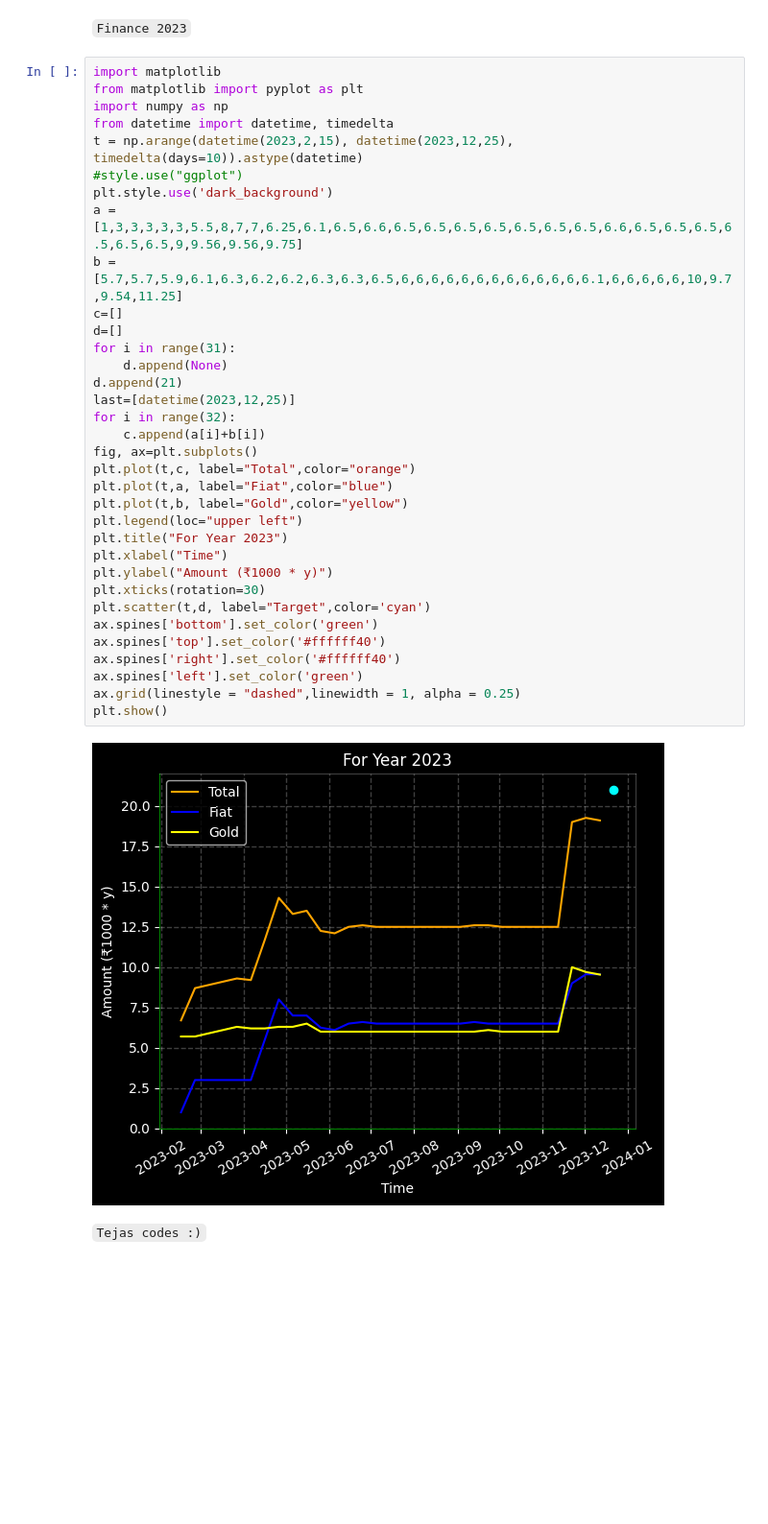
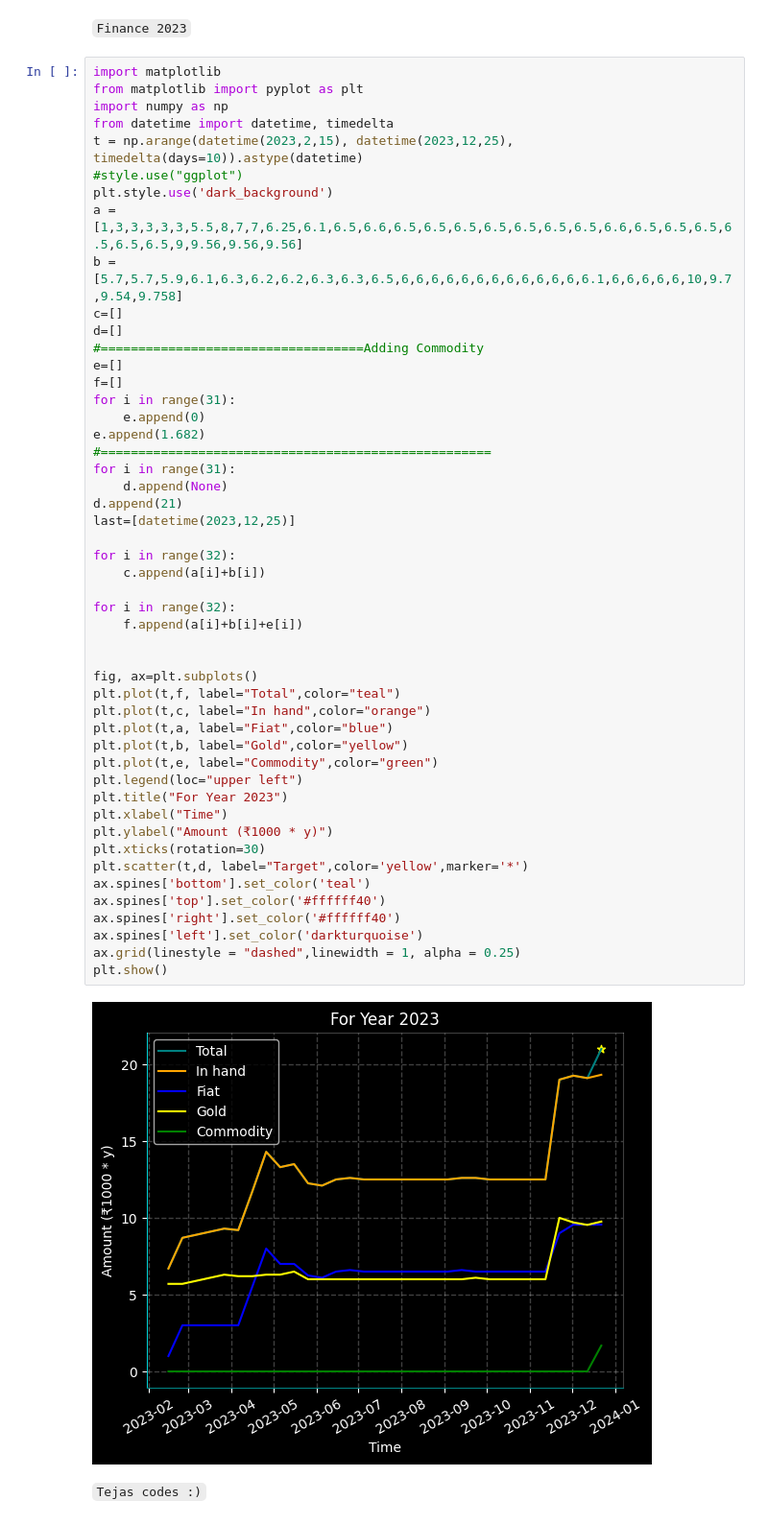
Before and after one commit to multiverseweb/cheatsheets, a Jupyter notebook: Matplotlib_tejas.ipynb, the cells around one changed output. Shown at 96% size. Cells and saved outputs as stored; diff of their text form; blank space fills up the shorter version.

```diff
--- a/Matplotlib_tejas.ipynb
+++ b/Matplotlib_tejas.ipynb
@@ -385,38 +369,53 @@ Enter y5:  8
 # %%
 import matplotlib
 from matplotlib import pyplot as plt
 import numpy as np
 from datetime import datetime, timedelta
 t = np.arange(datetime(2023,2,15), datetime(2023,12,25), timedelta(days=10)).astype(datetime)
 #style.use("ggplot")
 plt.style.use('dark_background')
-a = [1,3,3,3,3,3,5.5,8,7,7,6.25,6.1,6.5,6.6,6.5,6.5,6.5,6.5,6.5,6.5,6.5,6.6,6.5,6.5,6.5,6.5,6.5,6.5,9,9.56,9.56,9.75]
-b = [5.7,5.7,5.9,6.1,6.3,6.2,6.2,6.3,6.3,6.5,6,6,6,6,6,6,6,6,6,6,6,6,6.1,6,6,6,6,6,10,9.7,9.54,11.25]
+a = [1,3,3,3,3,3,5.5,8,7,7,6.25,6.1,6.5,6.6,6.5,6.5,6.5,6.5,6.5,6.5,6.5,6.6,6.5,6.5,6.5,6.5,6.5,6.5,9,9.56,9.56,9.56]
+b = [5.7,5.7,5.9,6.1,6.3,6.2,6.2,6.3,6.3,6.5,6,6,6,6,6,6,6,6,6,6,6,6,6.1,6,6,6,6,6,10,9.7,9.54,9.758]
 c=[]
 d=[]
+#===================================Adding Commodity
+e=[]
+f=[]
+for i in range(31):
+    e.append(0)
+e.append(1.682)
+#====================================================
 for i in range(31):
     d.append(None)
 d.append(21)
 last=[datetime(2023,12,25)]
+
 for i in range(32):
     c.append(a[i]+b[i])
+
+for i in range(32):
+    f.append(a[i]+b[i]+e[i])
+
+
 fig, ax=plt.subplots()
-plt.plot(t,c, label="Total",color="orange")
+plt.plot(t,f, label="Total",color="teal")
+plt.plot(t,c, label="In hand",color="orange")
 plt.plot(t,a, label="Fiat",color="blue")
 plt.plot(t,b, label="Gold",color="yellow")
+plt.plot(t,e, label="Commodity",color="green")
 plt.legend(loc="upper left")
 plt.title("For Year 2023")
 plt.xlabel("Time")
 plt.ylabel("Amount (₹1000 * y)")
 plt.xticks(rotation=30)
-plt.scatter(t,d, label="Target",color='cyan')
-ax.spines['bottom'].set_color('green')
+plt.scatter(t,d, label="Target",color='yellow',marker='*')
+ax.spines['bottom'].set_color('teal')
 ax.spines['top'].set_color('#ffffff40')
 ax.spines['right'].set_color('#ffffff40')
-ax.spines['left'].set_color('green')
+ax.spines['left'].set_color('darkturquoise')
 ax.grid(linestyle = "dashed",linewidth = 1, alpha = 0.25)
 plt.show()
 # %% [output]
-[figure, old version]
+[figure, new version]
 # %% [markdown]
 `Tejas codes :)`
```
Also changed, not shown: parts of 11 cells of this notebook.
